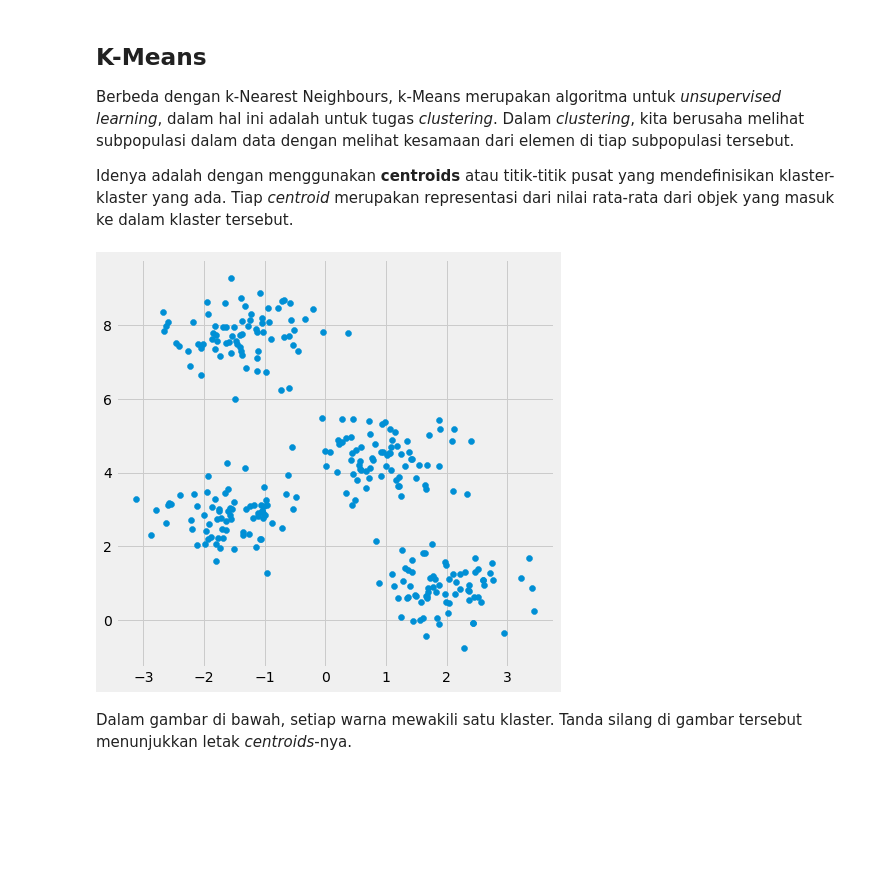
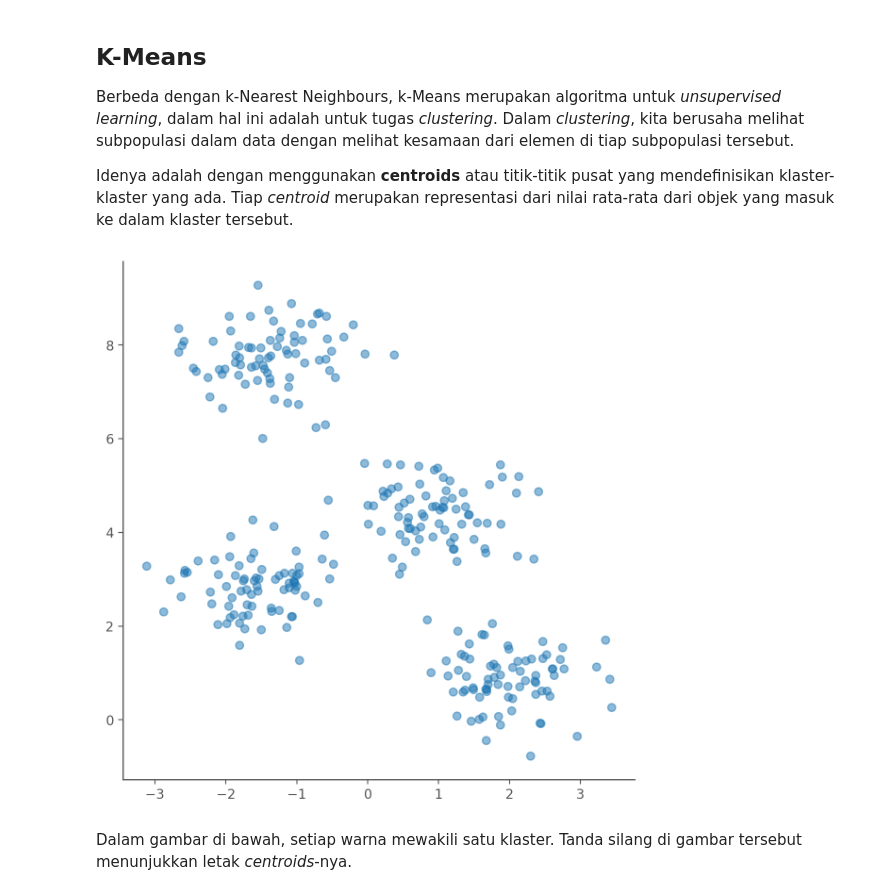
Before and after one commit to aliakbars/uai-ai, a Jupyter notebook: scripts/lab3.ipynb, the cells around one changed output. Cells and saved outputs as stored; diff of their text form; code cells hidden in the pictures; blank space fills up the shorter version.

```diff
--- a/scripts/lab3.ipynb
+++ b/scripts/lab3.ipynb
@@ -9,11 +9,12 @@ import matplotlib.pyplot as plt
 import numpy as np
 import pandas as pd
 import seaborn as sns
-%matplotlib inline
-
-plt.style.use('fivethirtyeight')
 
 np.random.seed(1337)
+
+%config InlineBackend.figure_format = 'retina'
+
+plt.rcParams = plt.rcParamsOrig
 # %% [markdown]
 ## k-Nearest Neighbours
 
@@ -156,17 +156,17 @@ Berbeda dengan k-Nearest Neighbours, k-Means merupakan algoritma untuk _unsuperv
 Idenya adalah dengan menggunakan **centroids** atau titik-titik pusat yang mendefinisikan klaster-klaster yang ada. Tiap _centroid_ merupakan representasi dari nilai rata-rata dari objek yang masuk ke dalam klaster tersebut.
 # %%
 # Kode dari http://nbviewer.jupyter.org/github/jakevdp/PythonDataScienceHandbook/blob/master/notebooks/05.11-K-Means.ipynb
-from sklearn.datasets.samples_generator import make_blobs
+from sklearn.datasets import make_blobs
 from sklearn.cluster import KMeans
 
 X, y_true = make_blobs(n_samples=300, centers=4,
                        cluster_std=0.60, random_state=0)
 
 fig, ax = plt.subplots(figsize=(7,7))
-ax.scatter(X[:,0], X[:,1])
+ax.scatter(X[:,0], X[:,1], alpha=.5)
 plt.show()
 # %% [output]
-[figure, old version]
+[figure, new version]
 # %% [markdown]
 Dalam gambar di bawah, setiap warna mewakili satu klaster. Tanda silang di gambar tersebut menunjukkan letak _centroids_-nya.
 # %%
```
Also changed, not shown: parts of 10 cells of this notebook, 4 other files.
